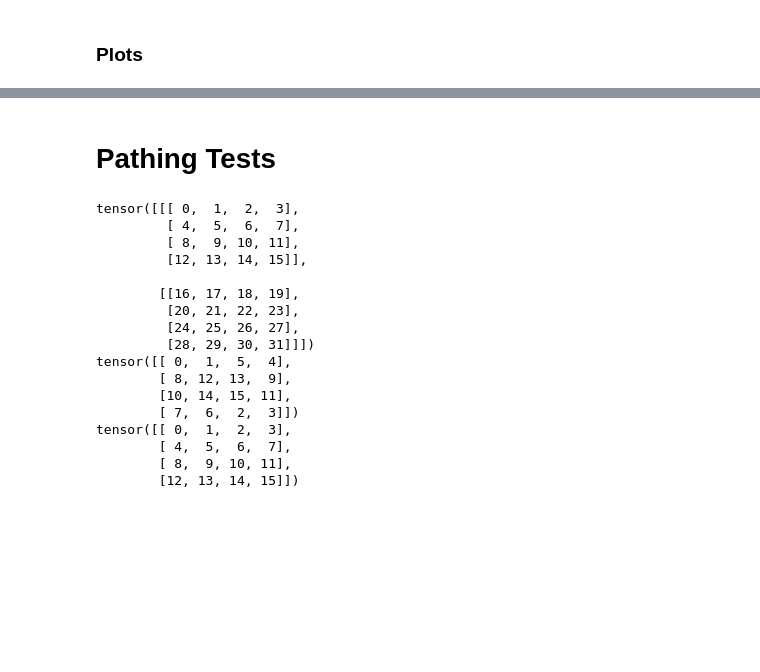
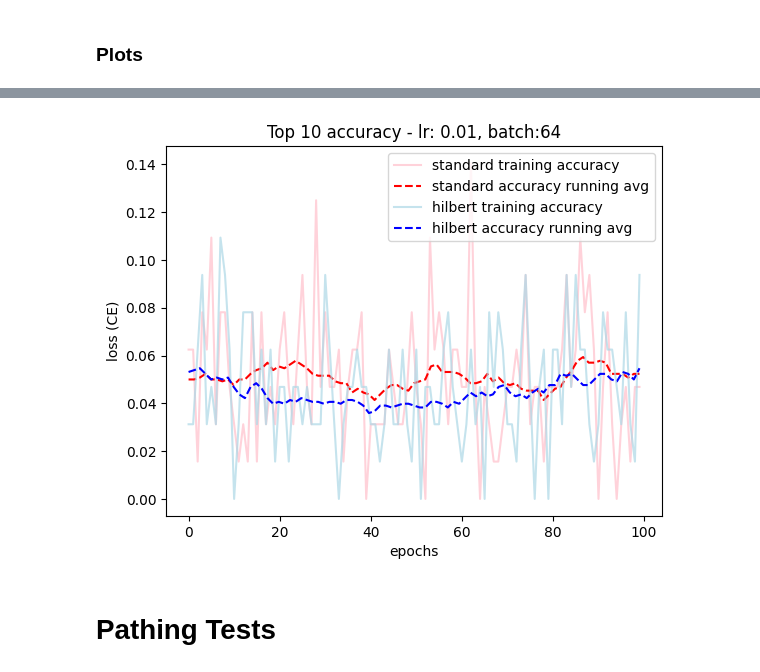
Before and after one commit to BenSpicer/VMamba, a Jupyter notebook: project.ipynb, the cells around one changed output, grey strips where cells are left out. Cells and saved outputs as stored; diff of their text form; code cells hidden in the pictures; blank space fills up the shorter version.

```diff
--- a/project.ipynb
+++ b/project.ipynb
@@ -253,44 +297,38 @@ plt.savefig(f'output/M{model_name}B{batch_size}T{current_time}.png')
+# %%
+import matplotlib.pyplot as plt
+import datetime
+import numpy as np
+
+def moving_average(y, window=10):
+    average_y = []
+    for ind in range(len(y) - window + 1):
+        average_y.append(np.mean(y[ind:ind+window]))
+
+    return np.array(average_y)
+
+current_time = datetime.datetime.now()
+
+t_colors = ['pink', 'lightblue']
+avg_colors = ['red', 'blue']
+for i, (model_name, model) in enumerate(models.items()):
+
+    t_loss = train_accuracy[i]
+    plt.plot(t_loss, label=f'{model_name} training accuracy', alpha=0.7, color=t_colors[i])
+
+    x = range(n_epochs)
+    y = moving_average(t_loss, window=max(n_epochs//5, 1))
+    plt.plot(np.linspace(0, n_epochs-1, len(y)), y,"--", color=avg_colors[i], label=f'{model_name} accuracy running avg')
+
+    plt.title(f'Top 10 accuracy - lr: {0.01}, batch:{batch_size}')
+    plt.legend()
+    plt.xlabel('epochs')
+    plt.ylabel('loss (CE)')
+
+plt.savefig(f'output/M{model_name}B{batch_size}T{current_time}.png')
+# %% [output]
+[figure, added]
 # %% [markdown]
 # Pathing Tests
-# %%
-import pathing
-import torch
-import numpy as np
-
-# hcurve = torch.tensor([0, 1, 5, 4,
-#                        8, 12, 13, 9,
-#                        10, 14, 15, 11,
-#                        7, 6, 2, 3])
-hcurve = torch.tensor([0, 1, 14, 15,
-                       3, 2, 13, 12,
-                       4, 7, 8 , 11,
-                       5, 6, 9 , 10])
-
-# print(torch.argsort(hcurve).reshape(4,4))
-
-ten = torch.arange(0, 32).reshape((2,4,4))
-print(ten)
-hten = pathing.sort_by_indices(ten.flatten(), torch.argsort(hcurve)).reshape(4,4)
-print(hten)
-print(pathing.sort_by_indices(hten.flatten(), hcurve).reshape(4,4))
-# %% [output]
-tensor([[[ 0,  1,  2,  3],
-         [ 4,  5,  6,  7],
-         [ 8,  9, 10, 11],
-         [12, 13, 14, 15]],
-
-        [[16, 17, 18, 19],
-         [20, 21, 22, 23],
-         [24, 25, 26, 27],
-         [28, 29, 30, 31]]])
-tensor([[ 0,  1,  5,  4],
-        [ 8, 12, 13,  9],
-        [10, 14, 15, 11],
-        [ 7,  6,  2,  3]])
-tensor([[ 0,  1,  2,  3],
-        [ 4,  5,  6,  7],
-        [ 8,  9, 10, 11],
-        [12, 13, 14, 15]])
 # %%
 import spacefill.curvetools as ct
 import numpy as np
```
Also changed, not shown: parts of 8 cells of this notebook, 2 other files.
